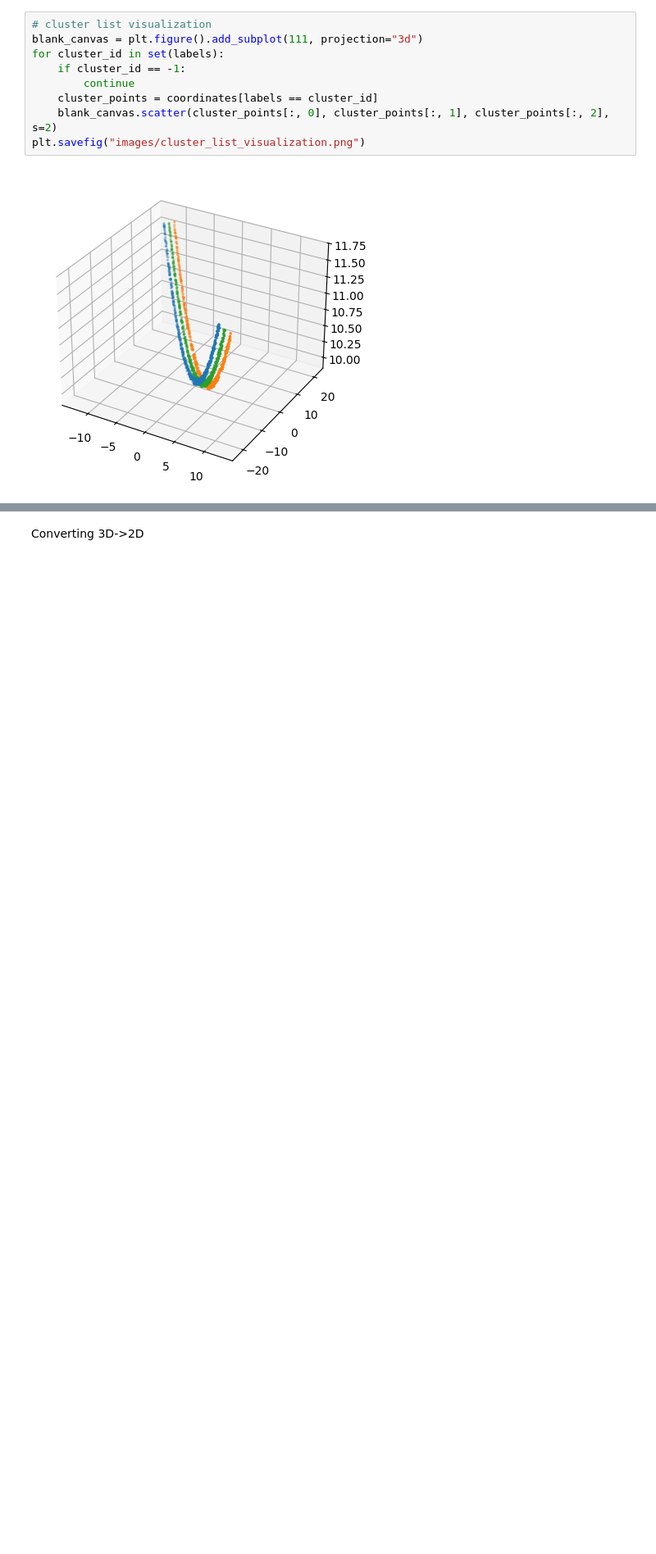
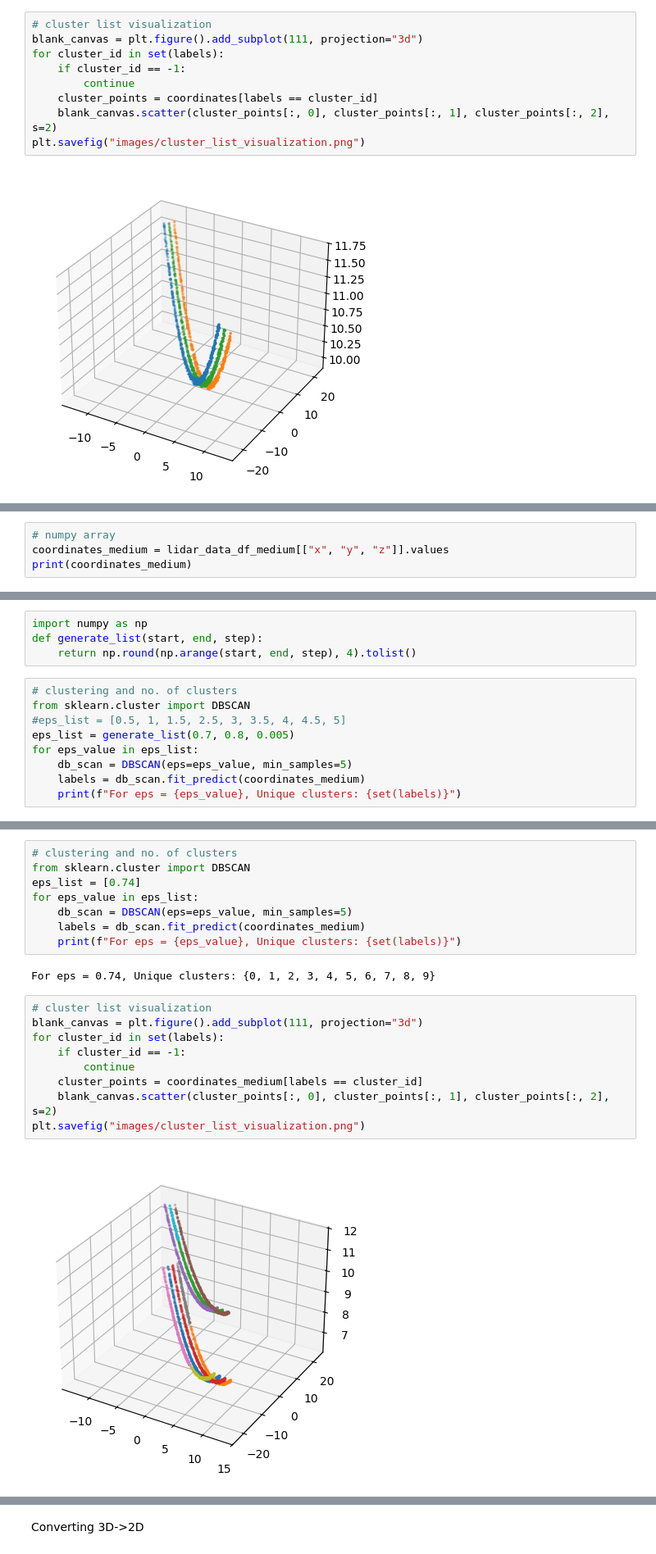
Before and after one commit to sowjanyamatam/blunomy_case_study, a Jupyter notebook: local_analysis/analysis.ipynb, the cells around one changed output, grey strips where cells are left out. Shown at 82% size. Saved outputs shown, nothing was run; the diff lists cells and outputs as text; blank space fills up the shorter version.

Commit message:
DB Scan experiment

```diff
--- a/local_analysis/analysis.ipynb
+++ b/local_analysis/analysis.ipynb
@@ -67,0 +116,4 @@ plt.savefig("images/cluster_list_visualization.png")
+# %%
+# numpy array
+coordinates_medium = lidar_data_df_medium[["x", "y", "z"]].values
+print(coordinates_medium)
@@ -67,0 +128,13 @@ plt.savefig("images/cluster_list_visualization.png")
+# %%
+import numpy as np
+def generate_list(start, end, step):
+    return np.round(np.arange(start, end, step), 4).tolist()
+# %%
+# clustering and no. of clusters
+from sklearn.cluster import DBSCAN
+#eps_list = [0.5, 1, 1.5, 2.5, 3, 3.5, 4, 4.5, 5]
+eps_list = generate_list(0.7, 0.8, 0.005)
+for eps_value in eps_list:
+    db_scan = DBSCAN(eps=eps_value, min_samples=5)
+    labels = db_scan.fit_predict(coordinates_medium)
+    print(f"For eps = {eps_value}, Unique clusters: {set(labels)}")
@@ -67,0 +159,21 @@ plt.savefig("images/cluster_list_visualization.png")
+# %%
+# clustering and no. of clusters
+from sklearn.cluster import DBSCAN
+eps_list = [0.74]
+for eps_value in eps_list:
+    db_scan = DBSCAN(eps=eps_value, min_samples=5)
+    labels = db_scan.fit_predict(coordinates_medium)
+    print(f"For eps = {eps_value}, Unique clusters: {set(labels)}")
+# %% [output]
+For eps = 0.74, Unique clusters: {0, 1, 2, 3, 4, 5, 6, 7, 8, 9}
+# %%
+# cluster list visualization
+blank_canvas = plt.figure().add_subplot(111, projection="3d")
+for cluster_id in set(labels):
+    if cluster_id == -1:
+        continue
+    cluster_points = coordinates_medium[labels == cluster_id]
+    blank_canvas.scatter(cluster_points[:, 0], cluster_points[:, 1], cluster_points[:, 2], s=2)
+plt.savefig("images/cluster_list_visualization.png")
+# %% [output]
+[figure, added]
```
Also changed, not shown: parts of 22 cells of this notebook, 5 other files.
